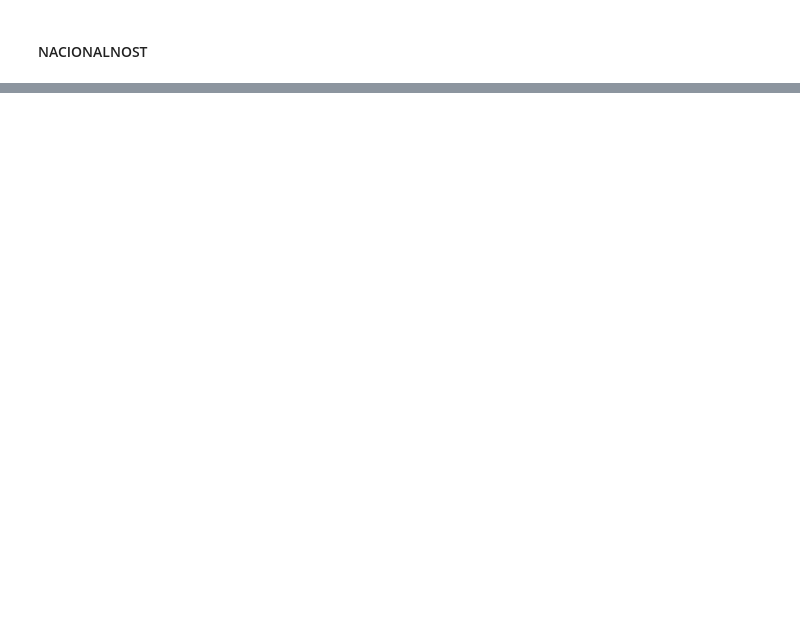
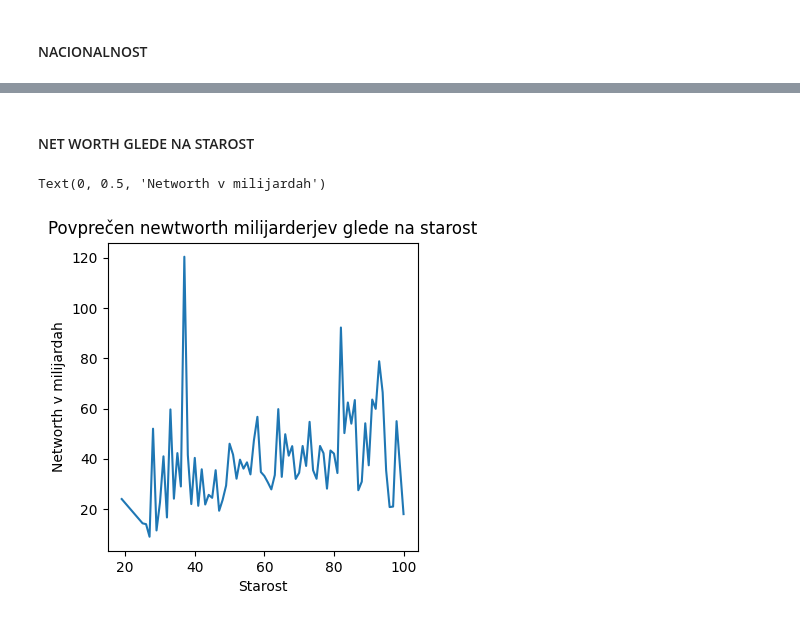
Before and after one commit to karolina-sa/Forbes-list-PROG1-projekt, a Jupyter notebook: analiza_Forbes_list.ipynb, the cells around one changed output, grey strips where cells are left out. Drawn from its saved outputs; the diff is of its cells as text; code cells hidden in the pictures; blank space fills up the shorter version.

```diff
--- a/analiza_Forbes_list.ipynb
+++ b/analiza_Forbes_list.ipynb
@@ -116,0 +123,10 @@ plt.rcParams['figure.figsize'] = [6,10]
+# %% [markdown]
+<h4>NET WORTH GLEDE NA STAROST</h4>
+# %%
+plt.rcParams['figure.figsize'] = [4,4]
+forbes_networth_age_plot = forbes.groupby('age')['networth'].mean().plot().set_title('Povprečen newtworth milijarderjev glede na starost')
+plt.xlabel('Starost')
+plt.ylabel('Networth v milijardah')
+# %% [output]
+Text(0, 0.5, 'Networth v milijardah')
+[figure, added]
```
Also changed, not shown: parts of 4 cells of this notebook.
